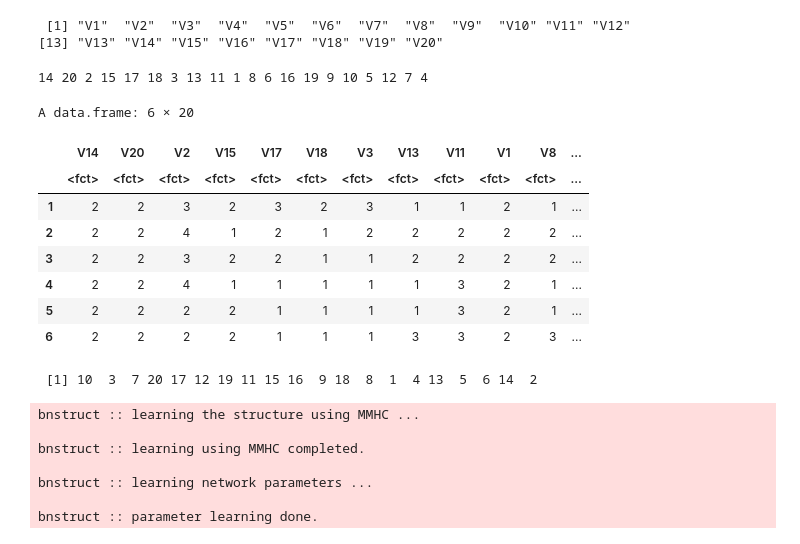
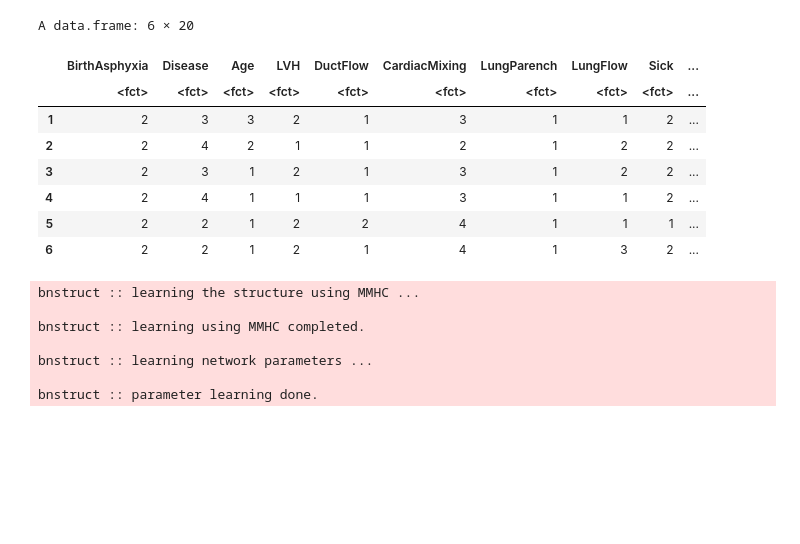
Before and after one commit to GiovanniZago/Bayesian-Networks, a Jupyter notebook: bnstruct_child_analysis_and_comparison.ipynb, the cells around one changed output. Saved outputs shown, nothing was run; the diff lists cells and outputs as text; code cells hidden in the pictures; blank space fills up the shorter version.

```diff
--- a/bnstruct_child_analysis_and_comparison.ipynb
+++ b/bnstruct_child_analysis_and_comparison.ipynb
@@ -1,7 +1,6 @@
 # %%
-source('K2methods.r')
-library(bnstruct)
-set.seed(9112001)
+source('K2methods.r') |> suppressPackageStartupMessages()
+library(bnstruct)     |> suppressPackageStartupMessages()
 
 dataset = child()
 dataset = impute(dataset)
@@ -10,4 +9,6 @@ data = imputed.data(dataset)
 # create dataset in order to assign names
 mode(data) = 'character'
 DF = data.frame(data, stringsAsFactors = TRUE)
+colnames(DF) <- child()@variables
+head(DF)
 # %% [output]
@@ -14,37 +21,13 @@ DF = data.frame(data, stringsAsFactors = TRUE)
 bnstruct :: performing imputation ...
 
 bnstruct :: imputation finished.
+A data.frame: 6 × 20
+|  | BirthAsphyxia | Disease | Age | LVH | DuctFlow | CardiacMixing | LungParench | LungFlow | Sick | ... |
+|  | <fct> | <fct> | <fct> | <fct> | <fct> | <fct> | <fct> | <fct> | <fct> | ... |
+| 1 | 2 | 3 | 3 | 2 | 1 | 3 | 1 | 1 | 2 | ... |
+| 2 | 2 | 4 | 2 | 1 | 1 | 2 | 1 | 2 | 2 | ... |
+| 3 | 2 | 3 | 1 | 2 | 1 | 3 | 1 | 2 | 2 | ... |
+| 4 | 2 | 4 | 1 | 1 | 1 | 3 | 1 | 1 | 2 | ... |
+| 5 | 2 | 2 | 1 | 2 | 2 | 4 | 1 | 1 | 1 | ... |
+| 6 | 2 | 2 | 1 | 2 | 1 | 4 | 1 | 3 | 2 | ... |
-# %%
-dataset@variables = names(DF)
-dataset@variables
-# %% [output]
- [1] "V1"  "V2"  "V3"  "V4"  "V5"  "V6"  "V7"  "V8"  "V9"  "V10" "V11" "V12"
-[13] "V13" "V14" "V15" "V16" "V17" "V18" "V19" "V20"
-# %%
-perm = sample(ncol(data))
-cat(perm, '\n')
-# %% [output]
-14 20 2 15 17 18 3 13 11 1 8 6 16 19 9 10 5 12 7 4
-# %%
-DF_perm = DF[,perm]
-head(DF_perm)
-# %% [output]
-A data.frame: 6 × 20
-|  | V14 | V20 | V2 | V15 | V17 | V18 | V3 | V13 | V11 | V1 | V8 | ... |
-|  | <fct> | <fct> | <fct> | <fct> | <fct> | <fct> | <fct> | <fct> | <fct> | <fct> | <fct> | ... |
-| 1 | 2 | 2 | 3 | 2 | 3 | 2 | 3 | 1 | 1 | 2 | 1 | ... |
-| 2 | 2 | 2 | 4 | 1 | 2 | 1 | 2 | 2 | 2 | 2 | 2 | ... |
-| 3 | 2 | 2 | 3 | 2 | 2 | 1 | 1 | 2 | 2 | 2 | 2 | ... |
-| 4 | 2 | 2 | 4 | 1 | 1 | 1 | 1 | 1 | 3 | 2 | 1 | ... |
-| 5 | 2 | 2 | 2 | 2 | 1 | 1 | 1 | 1 | 3 | 2 | 1 | ... |
-| 6 | 2 | 2 | 2 | 2 | 1 | 1 | 1 | 3 | 3 | 2 | 3 | ... |
-# %%
-layers = vector('integer', length = length(dataset@variables))
-
-for (i in 1:length(layers)) {
-    layers[i] = which(names(DF_perm) == dataset@variables[i])
-}
-layers
-# %% [output]
- [1] 10  3  7 20 17 12 19 11 15 16  9 18  8  1  4 13  5  6 14  2
 # %%
```
Also changed, not shown: parts of 5 cells of this notebook, 12 other files.
